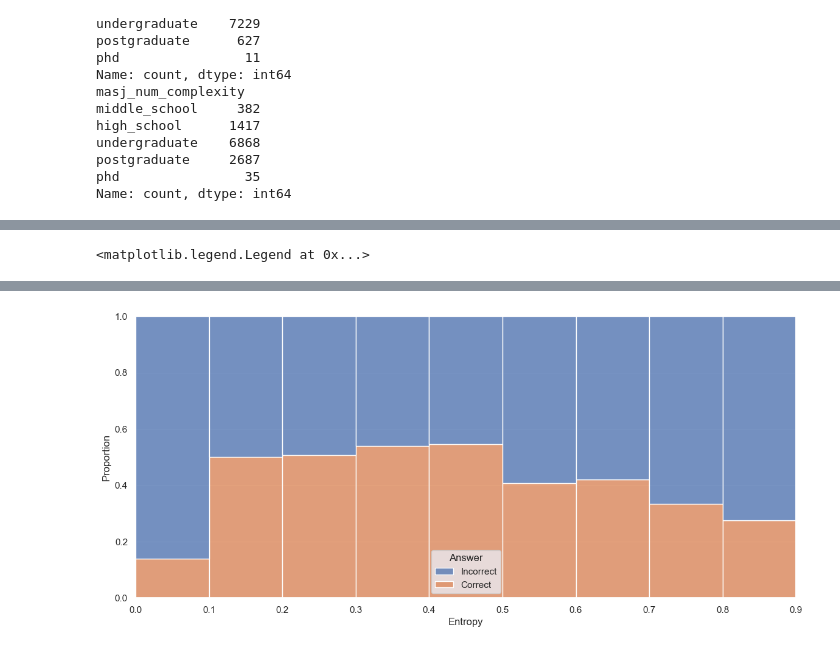
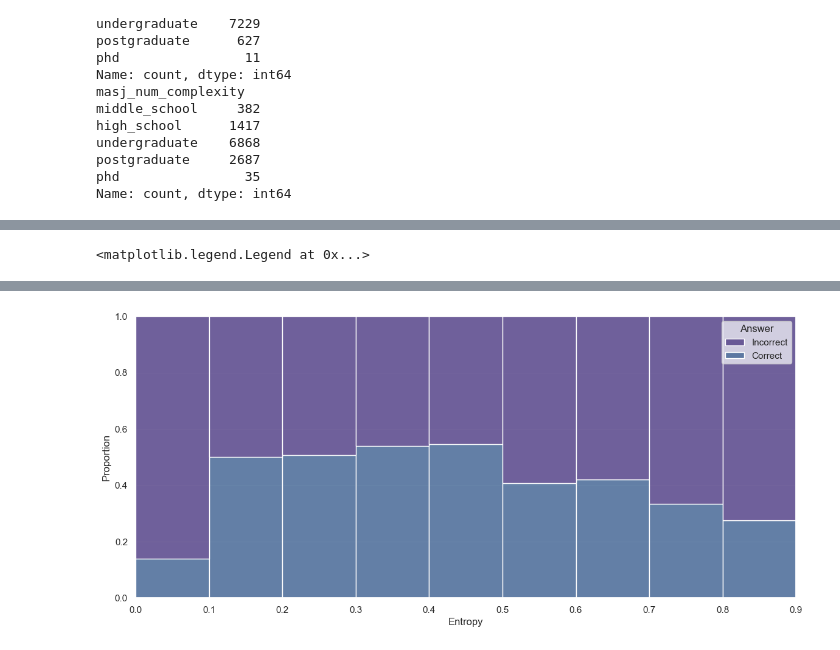
Before and after one commit to LabARSS/question-complextiy-estimation, a Jupyter notebook: notebooks/analysis_mmlu.ipynb, the cells around one changed output, grey strips where cells are left out. Cells and saved outputs as stored; diff of their text form; code cells hidden in the pictures.

```diff
--- a/notebooks/analysis_mmlu.ipynb
+++ b/notebooks/analysis_mmlu.ipynb
@@ -73,7 +73,7 @@ Name: count, dtype: int64
 import matplotlib.pyplot as plt
 import seaborn as sns
 
-sns.set_theme()
+sns.set_theme(palette="viridis")
 
 plt.figure(figsize=(14, 6))
 ax = sns.histplot(
@@ -86,7 +86,8 @@ ax = sns.histplot(
 )
 ax.set_xlabel("Entropy")
 ax.set_ylabel("Count")
-plt.legend(handles=ax.get_legend().legend_handles, labels=["Incorrect", "Correct"], title="Answer")
+plt.legend(handles=ax.get_legend().legend_handles, labels=["Incorrect", "Correct"], title="Answer", loc="upper right")
+plt.savefig("entropy_phi4.pdf")
 
 plt.figure(figsize=(14, 6))
 ax = sns.histplot(
@@ -108,7 +109,7 @@ plt.legend(handles=ax.get_legend().legend_handles, labels=["Incorrect", "Correct
 import matplotlib.pyplot as plt
 import seaborn as sns
 
-sns.set_theme()
+sns.set_theme(palette="viridis")
 
 
 plt.figure(figsize=(14, 6))
@@ -144,7 +145,7 @@ plt.legend(handles=ax.get_legend().legend_handles, labels=["Incorrect", "Correct
 import matplotlib.pyplot as plt
 import seaborn as sns
 
-sns.set_theme()
+sns.set_theme(palette="viridis")
 
 
 plt.figure(figsize=(14, 6))
@@ -180,7 +181,7 @@ plt.legend(handles=ax.get_legend().legend_handles, labels=["Incorrect", "Correct
 import matplotlib.pyplot as plt
 import seaborn as sns
 
-sns.set_theme()
+sns.set_theme(palette="viridis")
 
 
 for cat in mmlu_num_maj_df["category"].unique():
@@ -229,7 +230,7 @@ for cat in mmlu_num_maj_df["category"].unique():
 import matplotlib.pyplot as plt
 import seaborn as sns
 
-sns.set_theme()
+sns.set_theme(palette="viridis")
 
 plt.figure(figsize=(14, 6))
 ax = sns.histplot(
@@ -242,7 +243,8 @@ ax = sns.histplot(
 )
 ax.set_xlabel("Entropy")
 ax.set_ylabel("Count")
-plt.legend(handles=ax.get_legend().legend_handles, labels=["Incorrect", "Correct"], title="Answer")
+plt.legend(handles=ax.get_legend().legend_handles, labels=["Incorrect", "Correct"], title="Answer", loc="upper right")
+plt.savefig("entropy_mistral.pdf")
 
 plt.figure(figsize=(14, 6))
 ax = sns.histplot(
@@ -255,6 +257,6 @@ ax = sns.histplot(
 )
 ax.set_xlabel("Entropy")
 ax.set_ylabel("Proportion")
-plt.legend(handles=ax.get_legend().legend_handles, labels=["Incorrect", "Correct"], title="Answer")
+plt.legend(handles=ax.get_legend().legend_handles, labels=["Incorrect", "Correct"], title="Answer", loc="upper right")
 # %% [output]
 <matplotlib.legend.Legend at 0x...>
@@ -262,4 +264,4 @@ plt.legend(handles=ax.get_legend().legend_handles, labels=["Incorrect", "Correct
-[figure, old version]
+[figure, new version]
 # %%
 import matplotlib.pyplot as plt
 import seaborn as sns
```
Also changed, not shown: parts of 14 cells of this notebook, 1 other file.
